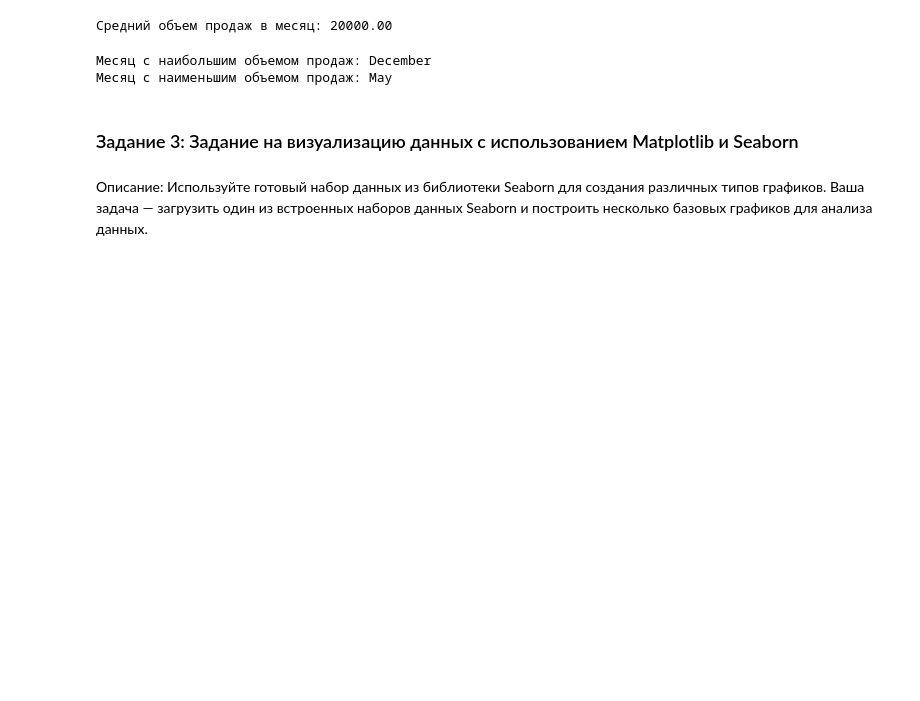
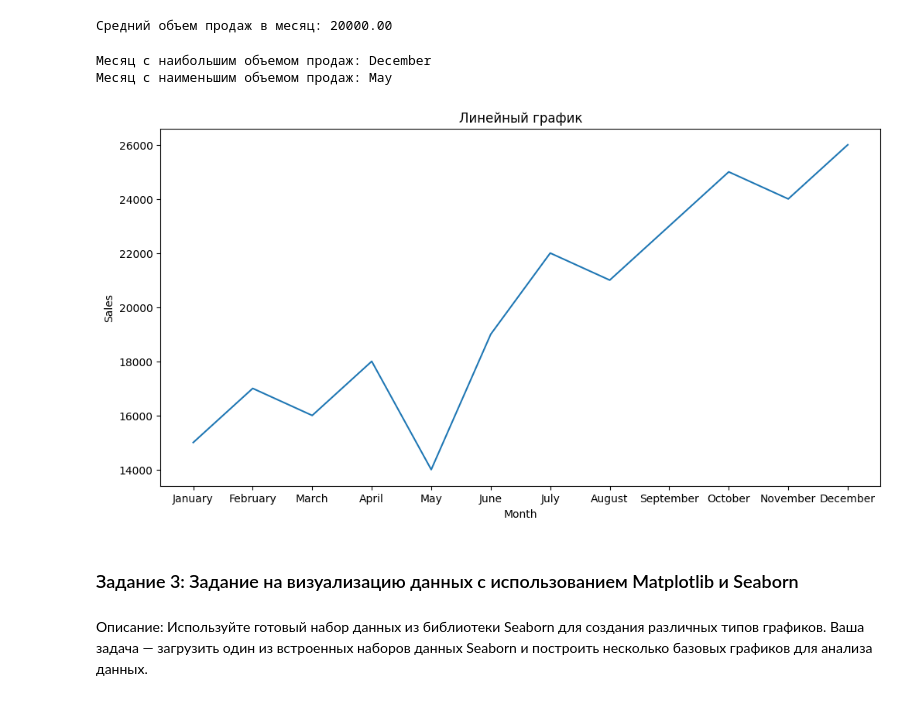
Before and after one commit to servg/ml_innopolis_home_work, a Jupyter notebook: Домашнее_задание(03_07_2024)_Гузин.ipynb, the cells around one changed output. Drawn from its saved outputs; the diff is of its cells as text; code cells hidden in the pictures; blank space fills up the shorter version.

```diff
--- a/Домашнее_задание(03_07_2024)_Гузин.ipynb
+++ b/Домашнее_задание(03_07_2024)_Гузин.ipynb
@@ -136,6 +116,16 @@ print(f"Месяц с наименьшим объемом продаж: {min_sal
 # %% [output]
 Месяц с наибольшим объемом продаж: December
 Месяц с наименьшим объемом продаж: May
+# %%
+plt.figure(figsize=(12, 6))
+
+plt.plot(sales_data['Month'], sales_data['Sales'])
+plt.title('Линейный график')
+plt.xlabel('Month')
+plt.ylabel('Sales')
+plt.show()
+# %% [output]
+[figure, added]
 # %% [markdown]
 ### Задание 3: Задание на визуализацию данных с использованием Matplotlib и Seaborn
 # %% [markdown]
```
Also changed, not shown: parts of 1 cell of this notebook, 5 other files.
